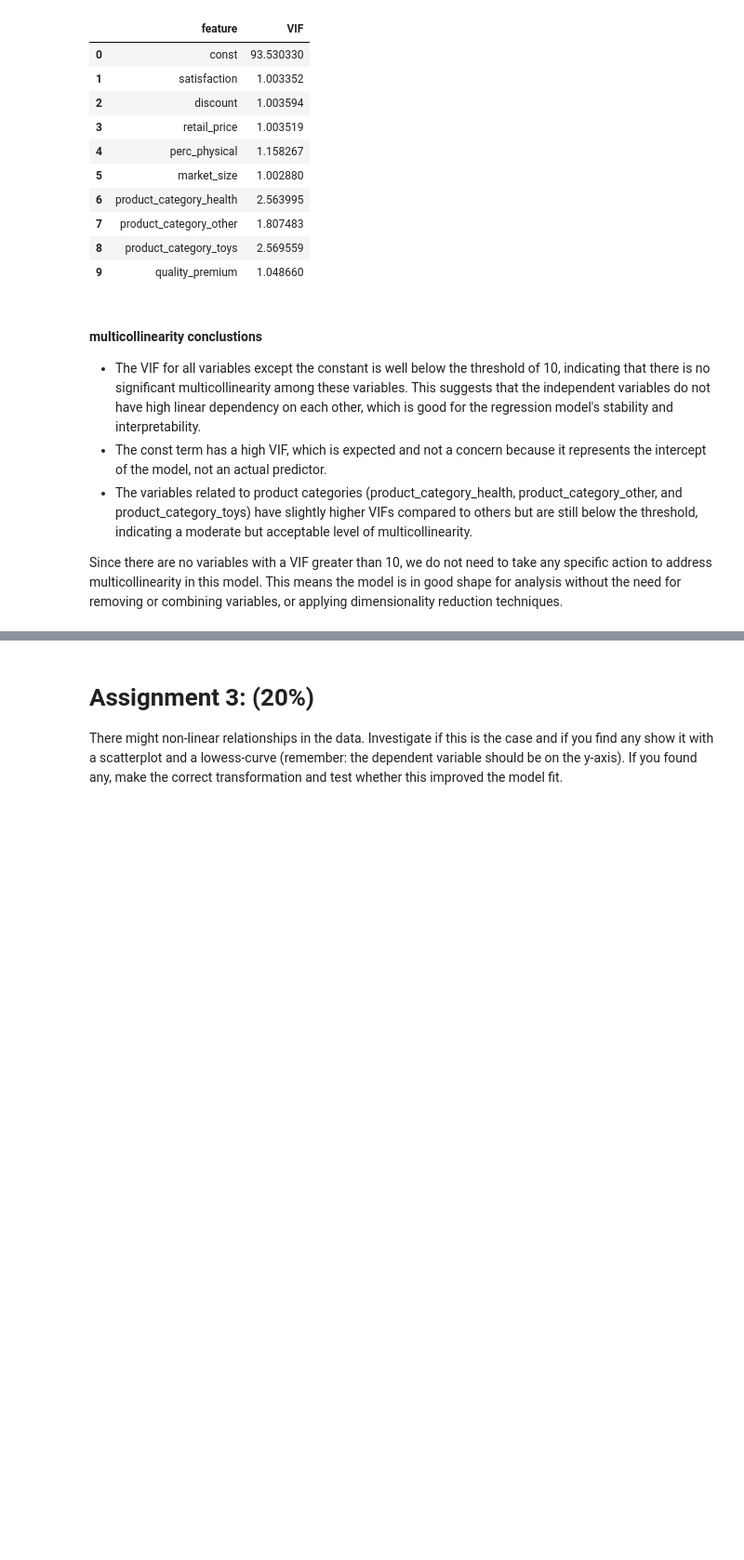
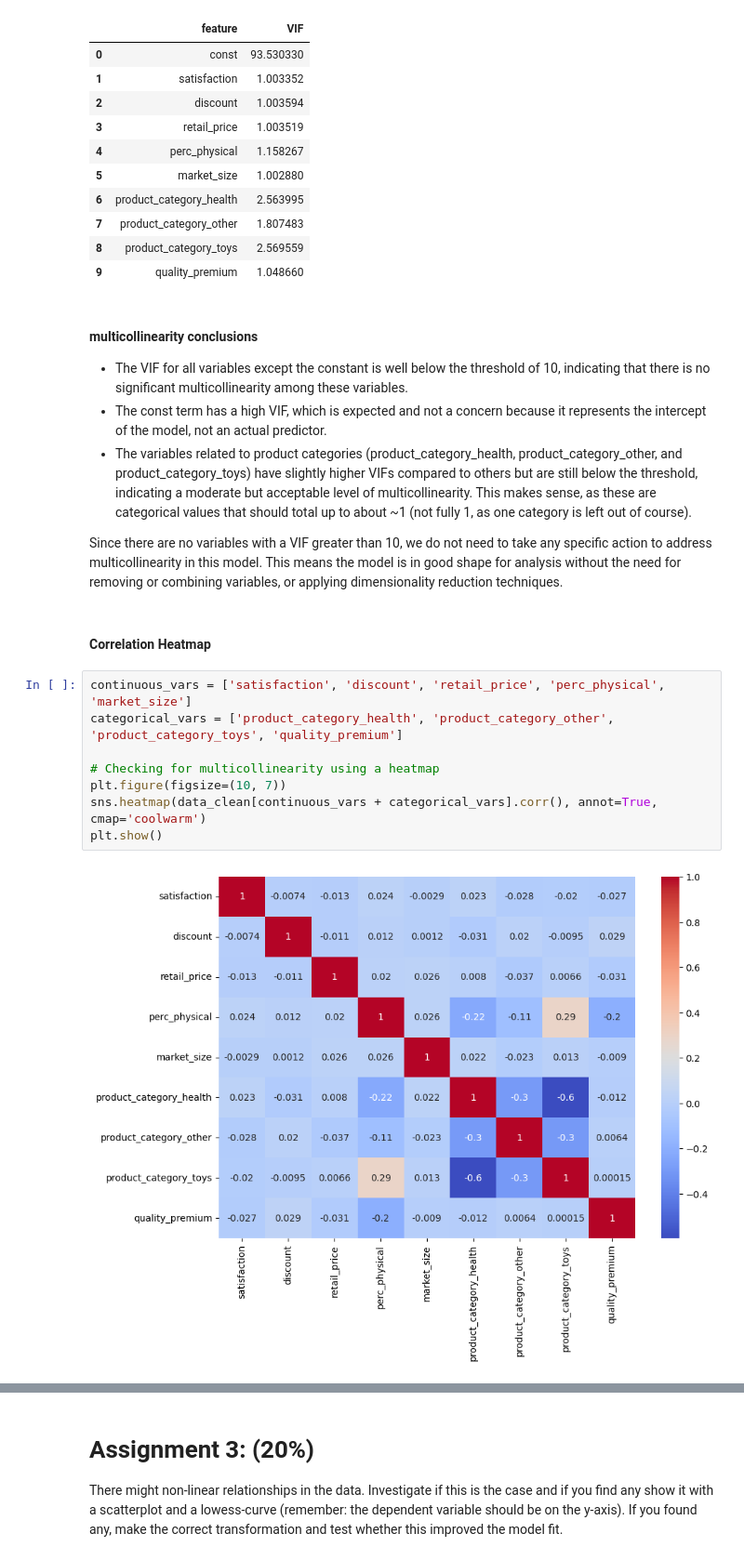
Before and after one commit to ScorchChamp/modelling-assignment, a Jupyter notebook: Modelling Assignment.ipynb, the cells around one changed output, grey strips where cells are left out. Shown at 93% size. Drawn from its saved outputs; the diff is of its cells as text; blank space fills up the shorter version.

```diff
--- a/Modelling Assignment.ipynb
+++ b/Modelling Assignment.ipynb
@@ -166,9 +166,21 @@ vif_data
 | 8 | product_category_toys | 2.569559 |
 | 9 | quality_premium | 1.048660 |
 # %% [markdown]
-#### multicollinearity conclustions
- - The VIF for all variables except the constant is well below the threshold of 10, indicating that there is no significant multicollinearity among these variables. This suggests that the independent variables do not have high linear dependency on each other, which is good for the regression model's stability and interpretability.
+#### multicollinearity conclusions
+ - The VIF for all variables except the constant is well below the threshold of 10, indicating that there is no significant multicollinearity among these variables.
  - The const term has a high VIF, which is expected and not a concern because it represents the intercept of the model, not an actual predictor.
- - The variables related to product categories (product_category_health, product_category_other, and product_category_toys) have slightly higher VIFs compared to others but are still below the threshold, indicating a moderate but acceptable level of multicollinearity.
+ - The variables related to product categories (product_category_health, product_category_other, and product_category_toys) have slightly higher VIFs compared to others but are still below the threshold, indicating a moderate but acceptable level of multicollinearity. This makes sense, as these are categorical values that should total up to about ~1 (not fully 1, as one category is left out of course).
 
 Since there are no variables with a VIF greater than 10, we do not need to take any specific action to address multicollinearity in this model. This means the model is in good shape for analysis without the need for removing or combining variables, or applying dimensionality reduction techniques.
+# %% [markdown]
+#### Correlation Heatmap
+# %%
+continuous_vars = ['satisfaction', 'discount', 'retail_price', 'perc_physical', 'market_size']
+categorical_vars = ['product_category_health', 'product_category_other', 'product_category_toys', 'quality_premium']
+
+# Checking for multicollinearity using a heatmap
+plt.figure(figsize=(10, 7))
+sns.heatmap(data_clean[continuous_vars + categorical_vars].corr(), annot=True, cmap='coolwarm')
+plt.show()
+# %% [output]
+[figure, added]
```
Also changed, not shown: parts of 13 cells of this notebook, 1 other file.
